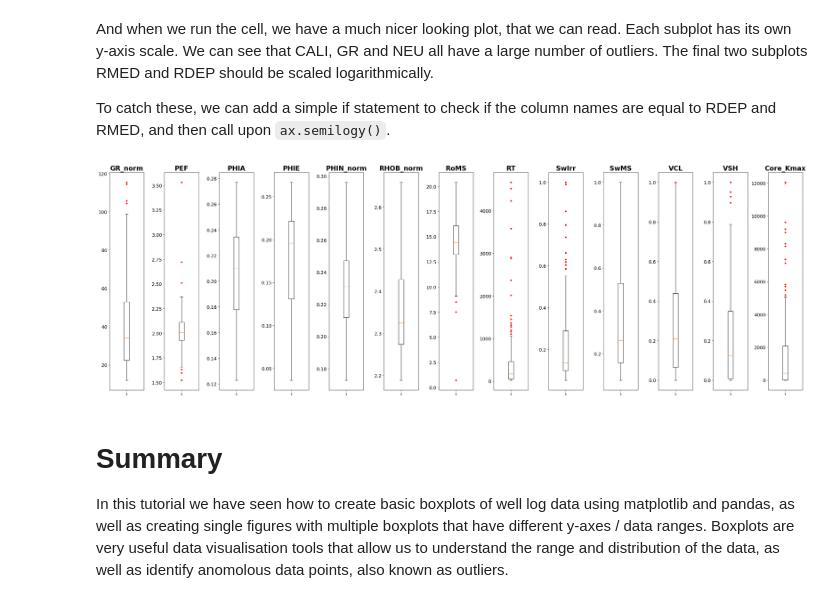
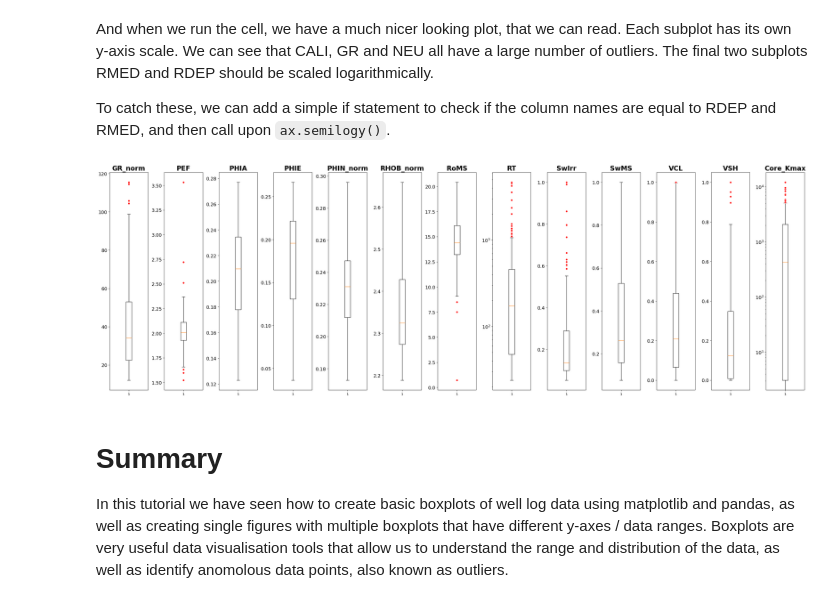
Before and after one commit to Jcavilarincon/Petrophysics-Python-Series, a Jupyter notebook: 21 - Identifying Outliers with Boxplots in Matplotlib.ipynb, the cells around one changed output. Cells and saved outputs as stored; diff of their text form; code cells hidden in the pictures.

```diff
--- a/21 - Identifying Outliers with Boxplots in Matplotlib.ipynb
+++ b/21 - Identifying Outliers with Boxplots in Matplotlib.ipynb
@@ -234,21 +234,21 @@ To catch these, we can add a simple if statement to check if the column names ar
 # %%
 red_circle = dict(markerfacecolor='red', marker='o', markeredgecolor='white')
 
 fig, axs = plt.subplots(1, len(df.columns), figsize=(30,10))
 
 for i, ax in enumerate(axs.flat):
     ax.boxplot(df.iloc[:,i], flierprops=red_circle)
     df.iloc[:,i]
     ax.set_title(df.columns[i], fontsize=20, fontweight='bold')
     ax.tick_params(axis='y', labelsize=14)
 
     #Checking if column names are equal to columns we expect to be logarithmic
-    if df.columns[i] == 'RDEP' or df.columns[i] == 'RMED':
+    if df.columns[i] == 'RT' or df.columns[i] == 'Core_Kmax':
         ax.semilogy()
 
 plt.tight_layout()
 # %% [output]
-[figure, old version]
+[figure, new version]
 # %% [markdown]
 # Summary
 
```
